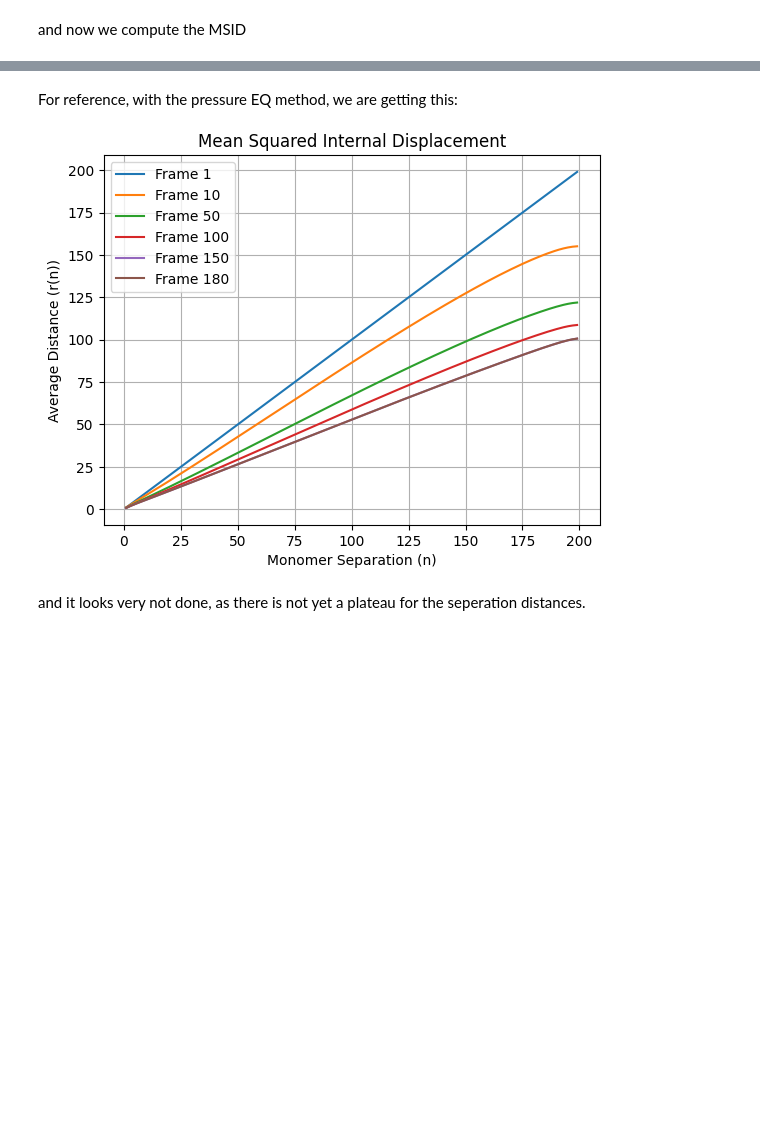
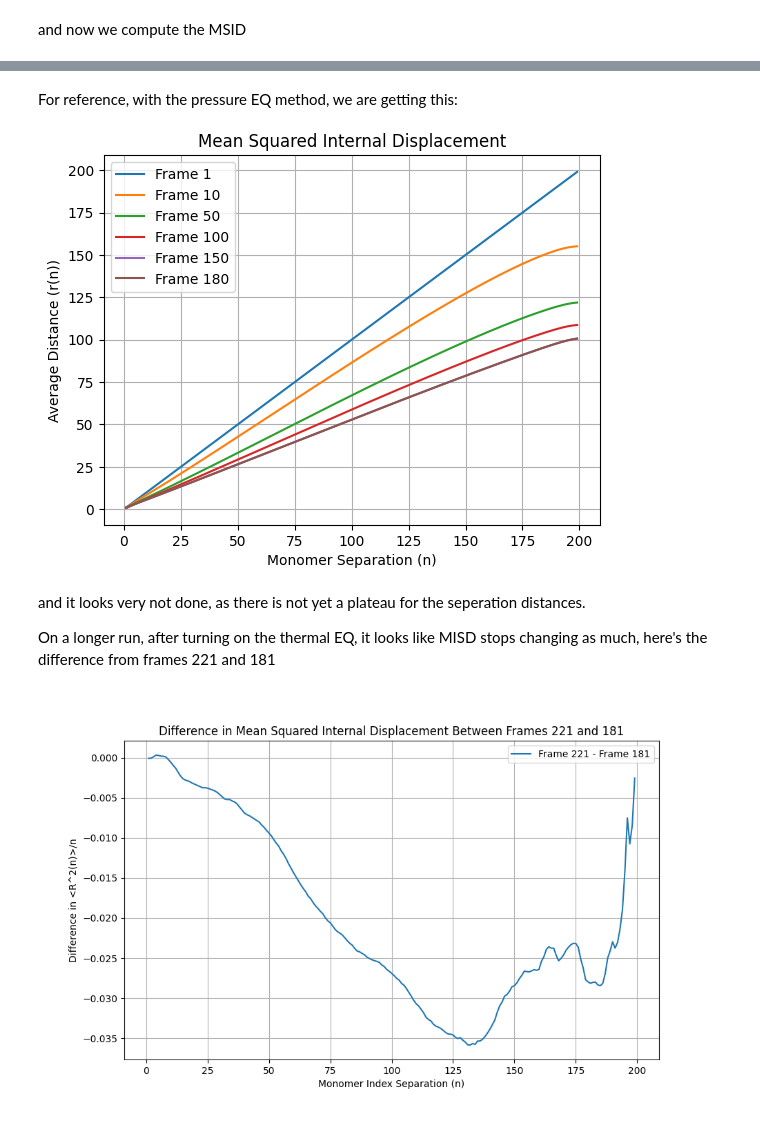
Before and after one commit to anotherbeaver/amine_polymers, a Jupyter notebook: eq_log.ipynb, the cells around one changed output, grey strips where cells are left out. Cells and saved outputs as stored; diff of their text form; code cells hidden in the pictures; blank space fills up the shorter version.

```diff
--- a/eq_log.ipynb
+++ b/eq_log.ipynb
@@ -183,3 +237,16 @@ For reference, with the pressure EQ method, we are getting this:
 ![press_eq_method](attachment:image.png)
 
 and it looks very not done, as there is not yet a plateau for the seperation distances.
+
+On a longer run, after turning on the thermal EQ, it looks like MISD stops changing as much, here's the difference from frames 221 and 181
+# %%
+fig = plt.figure(figsize=(10, 6))
+plt.plot(n, r_arrays[-1]/n - r_arrays[-4]/n, label=f"Frame 221 - Frame 181")
+plt.xlabel("Monomer Index Separation (n)")
+plt.ylabel("Difference in <R^2(n)>/n")
+plt.title("Difference in Mean Squared Internal Displacement Between Frames 221 and 181")
+plt.grid()
+plt.legend()
+plt.show()
+# %% [output]
+[figure, added]
```
Also changed, not shown: parts of 7 cells of this notebook, 5 other files.
